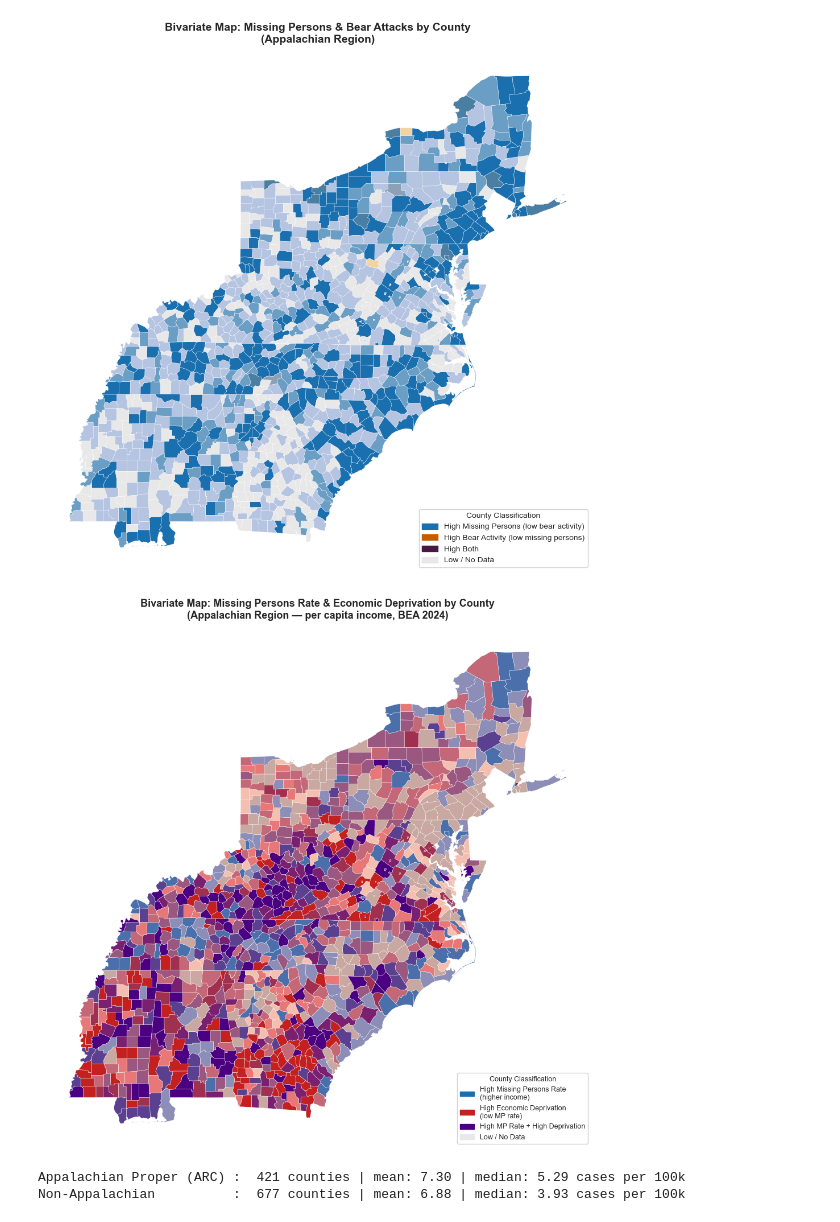
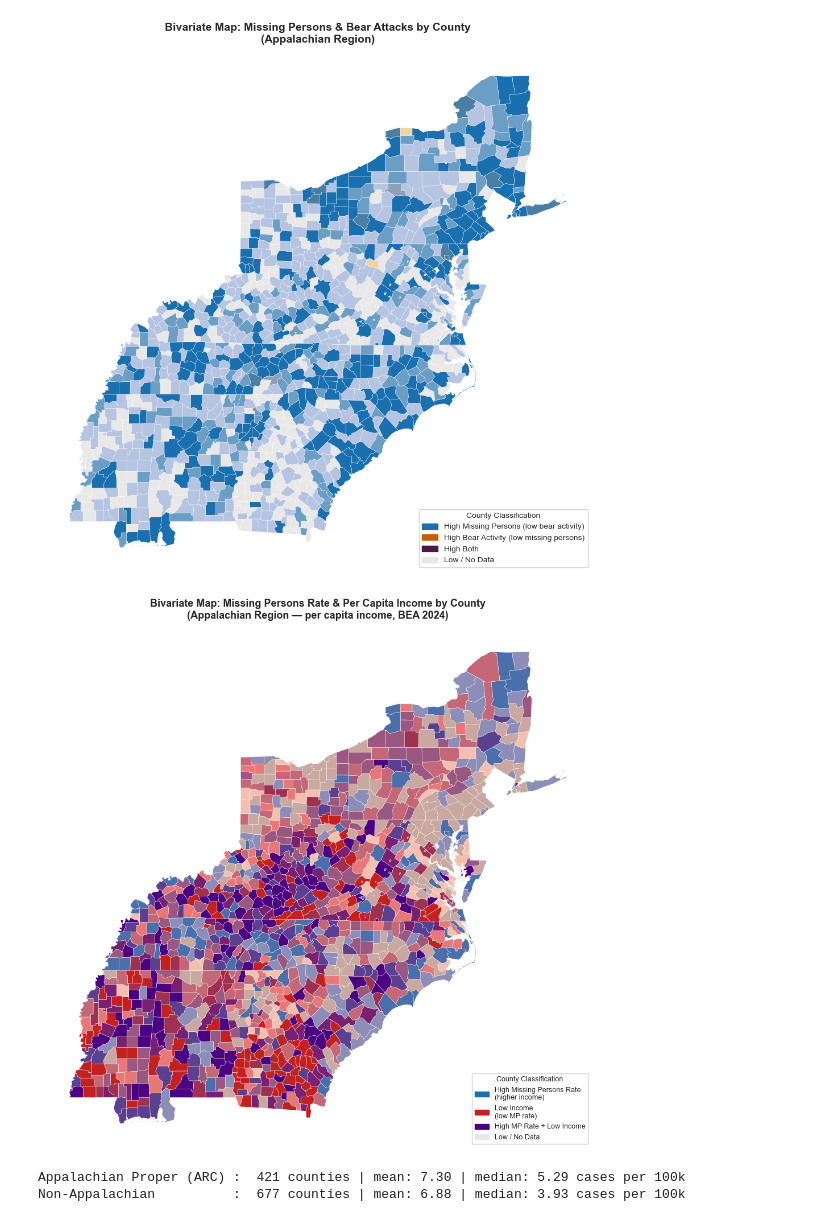
Before and after one commit to jonmoses/Lost-In-The-Mountains, a Jupyter notebook: Milestone.ipynb, the cells around one changed output. Cells and saved outputs as stored; diff of their text form; code cells hidden in the pictures.

Commit message:
updated graph titles

```diff
--- a/Milestone.ipynb
+++ b/Milestone.ipynb
@@ -320,7 +320,6 @@ income_inverted = gdf_app["per_capita_income"].max() - gdf_app["per_capita_incom
 gdf_app["eco_class"] = quantile_bin(income_inverted)   # high class = low income
 
 # colour palette (probably a better way to do this, I'll figure out how to do a proper heatmap for the final)
-
 bivar_colors = {
     (0, 0): "#e8e8e8",   # no data
     (1, 0): "#b5c4e1",   # low MP, avg income
@@ -332,43 +331,43 @@ bivar_colors = {
     (3, 1): "#4a6faa",   # high MP + low income
     (0, 2): "#e87878",   # avg MP, lower income
     (1, 2): "#c46878",   # low MP + lower income
     (2, 2): "#9a5880",   # med MP + lower income
     (3, 2): "#5b4090",   # high MP + lower income
-    (0, 3): "#c42020",   # high deprivation only     (red)
-    (1, 3): "#a03050",   # low MP + high deprivation
-    (2, 3): "#7a2070",   # med MP + high deprivation
-    (3, 3): "#4a0080",   # high MP + high deprivation (deep purple)
+    (0, 3): "#c42020",   # low income only            (red)
+    (1, 3): "#a03050",   # low MP + low income
+    (2, 3): "#7a2070",   # med MP + low income
+    (3, 3): "#4a0080",   # high MP + low income       (deep purple)
 }
 
 gdf_app["color"] = [
     bivar_colors.get((int(mp), int(eco)), "#e8e8e8")
     for mp, eco in zip(gdf_app["mp_class"], gdf_app["eco_class"])
 ]
 
 # Plot
 fig, ax = plt.subplots(figsize=(14, 10))
 gdf_app.plot(color=gdf_app["color"], linewidth=0.3, edgecolor="white", ax=ax)
 ax.set_axis_off()
 ax.set_title(
-    "Bivariate Map: Missing Persons Rate & Economic Deprivation by County\n"
+    "Bivariate Map: Missing Persons Rate & Per Capita Income by County\n"
     "(Appalachian Region — per capita income, BEA 2024)",
     fontsize=13, fontweight="bold", pad=12
 )
 
 legend_labels = {
-    "High Missing Persons Rate\n(higher income)":      "#1a6faf",
-    "High Economic Deprivation\n(low MP rate)":         "#c42020",
-    "High MP Rate + High Deprivation":                  "#4a0080",
-    "Low / No Data":                                    "#e8e8e8",
+    "High Missing Persons Rate\n(higher income)":  "#1a6faf",
+    "Low Income\n(low MP rate)":                   "#c42020",
+    "High MP Rate + Low Income":                   "#4a0080",
+    "Low / No Data":                               "#e8e8e8",
 }
 patches = [mpatches.Patch(color=c, label=l) for l, c in legend_labels.items()]
 ax.legend(handles=patches, loc="lower right", framealpha=0.9,
           fontsize=9, title="County Classification", title_fontsize=9)
 
 plt.tight_layout()
 plt.show()
 # %% [output]
-[figure, old version]
+[figure, new version]
 # %%
 import pandas as pd
 import numpy as np
```
